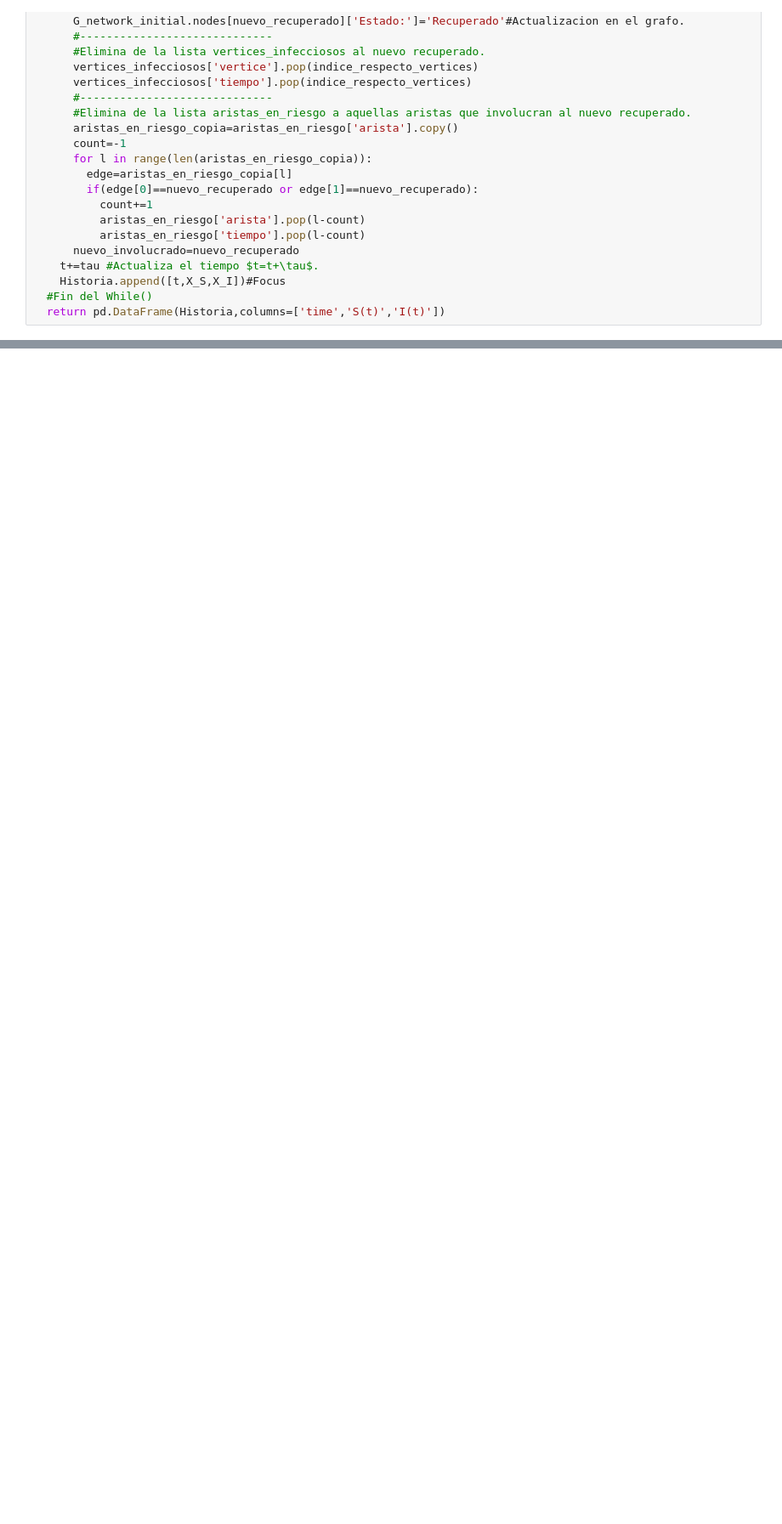
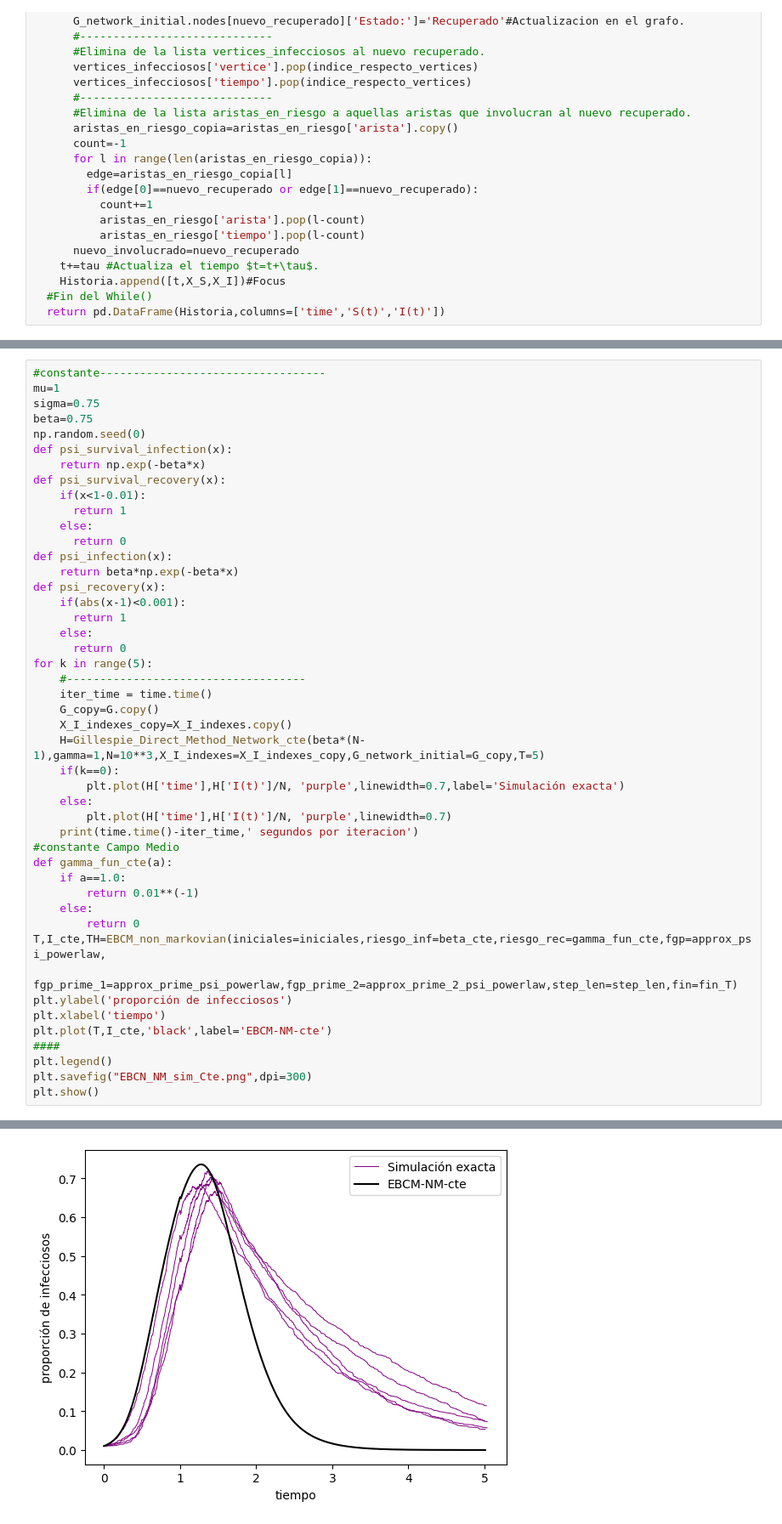
Before and after one commit to JairEsc/Aproximaciones-de-Modelos-Epidemiologicos, a Jupyter notebook: EBCM_NM_simulaciones.ipynb, the cells around one changed output, grey strips where cells are left out. Shown: that part at 85% size. Cells and saved outputs as stored; diff of their text form; blank space fills up the shorter version.

```diff
--- a/EBCM_NM_simulaciones.ipynb
+++ b/EBCM_NM_simulaciones.ipynb
@@ -311,0 +566,47 @@ Empieza
+# %%
+#constante----------------------------------
+mu=1
+sigma=0.75
+beta=0.75
+np.random.seed(0)
+def psi_survival_infection(x):
+    return np.exp(-beta*x)
+def psi_survival_recovery(x):
+    if(x<1-0.01):
+      return 1
+    else:
+      return 0
+def psi_infection(x):
+    return beta*np.exp(-beta*x)
+def psi_recovery(x):
+    if(abs(x-1)<0.001):
+      return 1
+    else:
+      return 0
+for k in range(5):
+    #------------------------------------
+    iter_time = time.time()
+    G_copy=G.copy()
+    X_I_indexes_copy=X_I_indexes.copy()
+    H=Gillespie_Direct_Method_Network_cte(beta*(N-1),gamma=1,N=10**3,X_I_indexes=X_I_indexes_copy,G_network_initial=G_copy,T=5)
+    if(k==0):
+        plt.plot(H['time'],H['I(t)']/N, 'purple',linewidth=0.7,label='Simulación exacta')
+    else:
+        plt.plot(H['time'],H['I(t)']/N, 'purple',linewidth=0.7)
+    print(time.time()-iter_time,' segundos por iteracion')
+#constante Campo Medio
+def gamma_fun_cte(a):
+    if a==1.0:
+        return 0.01**(-1)
+    else:
+        return 0
+T,I_cte,TH=EBCM_non_markovian(iniciales=iniciales,riesgo_inf=beta_cte,riesgo_rec=gamma_fun_cte,fgp=approx_psi_powerlaw,
+                       fgp_prime_1=approx_prime_psi_powerlaw,fgp_prime_2=approx_prime_2_psi_powerlaw,step_len=step_len,fin=fin_T)
+plt.ylabel('proporción de infecciosos')
+plt.xlabel('tiempo')
+plt.plot(T,I_cte,'black',label='EBCM-NM-cte')
+####
+plt.legend()
+plt.savefig("EBCN_NM_sim_Cte.png",dpi=300)
+plt.show()
+# %% [output]
@@ -311,0 +618 @@ Empieza
+[figure, added]
```
Also changed, not shown: parts of 12 cells of this notebook.
